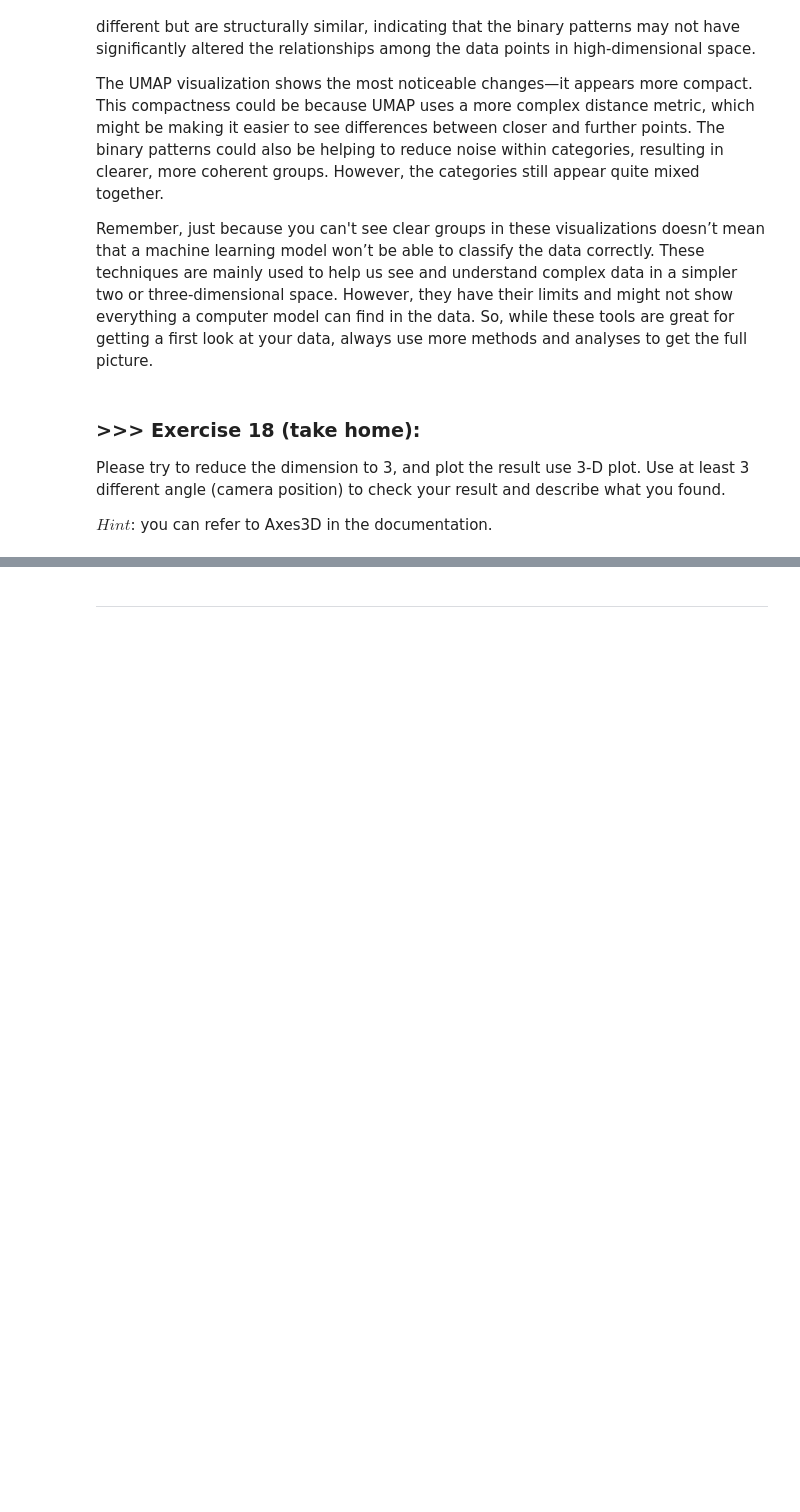
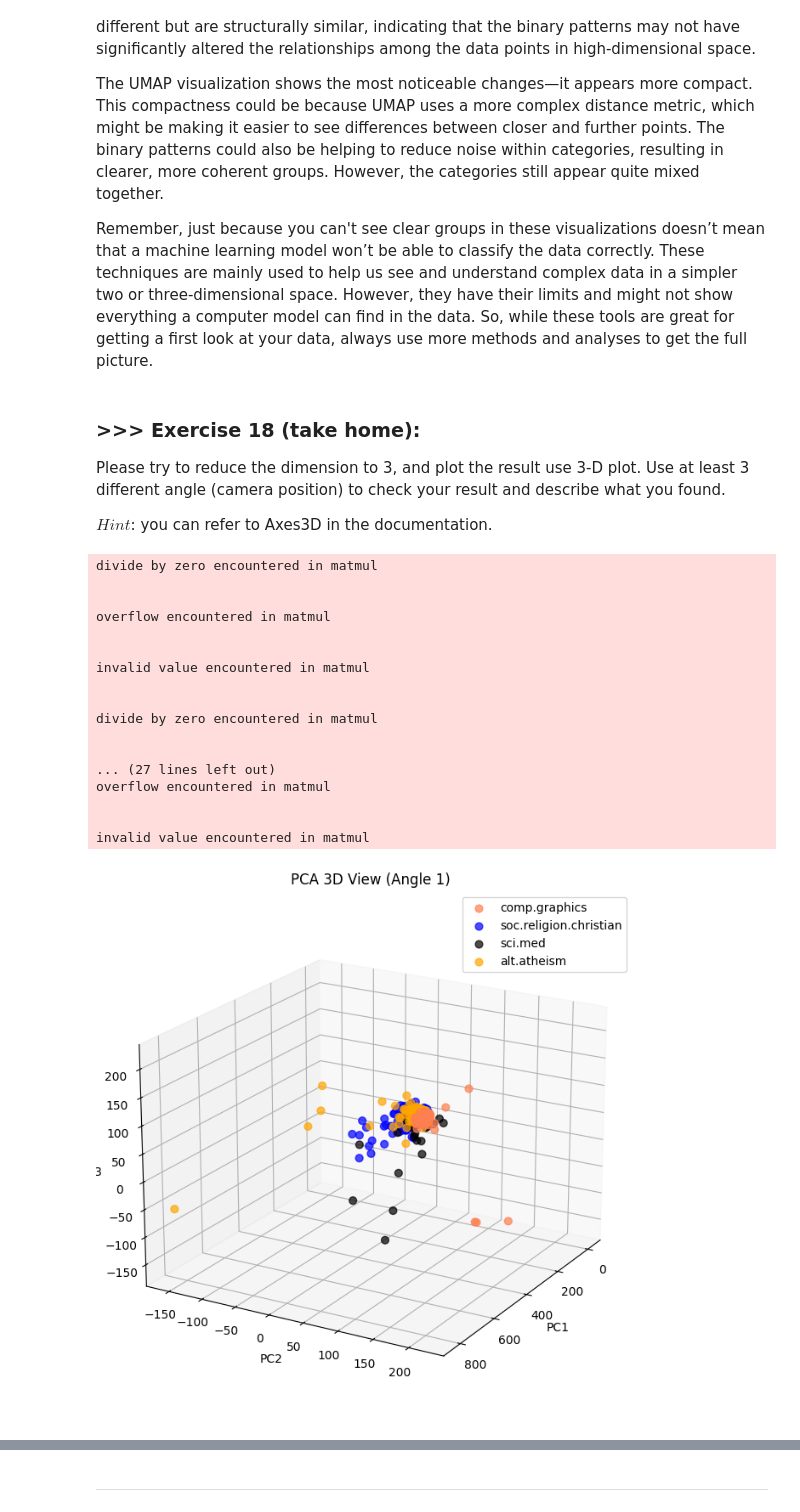
Before and after one commit to welly2140/DM2025-Lab1-Exercise, a Jupyter notebook: DM2025-Lab1-Master.ipynb, the cells around one changed output, grey strips where cells are left out. Saved outputs shown, nothing was run; the diff lists cells and outputs as text; code cells hidden in the pictures; blank space fills up the shorter version.

```diff
--- a/DM2025-Lab1-Master.ipynb
+++ b/DM2025-Lab1-Master.ipynb
@@ -2138,0 +2340,51 @@ $Hint$: you can refer to Axes3D in the documentation.
+# %%
+#Answer Here
+import matplotlib.pyplot as plt
+from mpl_toolkits.mplot3d import Axes3D
+from sklearn.decomposition import PCA
+
+pca_3d = PCA(n_components=3)
+X_pca_3d = pca_3d.fit_transform(X_tdm.toarray())
+
+categories = X['category_name'].unique()
+colors = ['coral', 'blue', 'black', 'orange']
+
+def plot_3d_scatter(X_3d, elev, azim, title):
+    fig = plt.figure(figsize=(10, 8))
+    ax = fig.add_subplot(111, projection='3d')
+
+    for color, category in zip(colors, categories):
+        idx = X['category_name'] == category
+        ax.scatter(X_3d[idx, 0], X_3d[idx, 1], X_3d[idx, 2],
+                   label=category, color=color, alpha=0.7, s=40)
+
+    ax.set_xlabel('PC1')
+    ax.set_ylabel('PC2')
+    ax.set_zlabel('PC3')
+    ax.set_title(title)
+    ax.view_init(elev=elev, azim=azim)
+    ax.legend()
+    plt.show()
+
+plot_3d_scatter(X_pca_3d, elev=20, azim=30, title="PCA 3D View (Angle 1)")
+plot_3d_scatter(X_pca_3d, elev=60, azim=45, title="PCA 3D View (Angle 2)")
+plot_3d_scatter(X_pca_3d, elev=10, azim=120, title="PCA 3D View (Angle 3)")
+# %% [output]
+divide by zero encountered in matmul
+
+
+overflow encountered in matmul
+
+
+invalid value encountered in matmul
+
+
+divide by zero encountered in matmul
+
+
+... (27 lines left out)
+overflow encountered in matmul
+
+
+invalid value encountered in matmul
+[figure, added]
```
Also changed, not shown: parts of 60 cells of this notebook, 9 other files.
